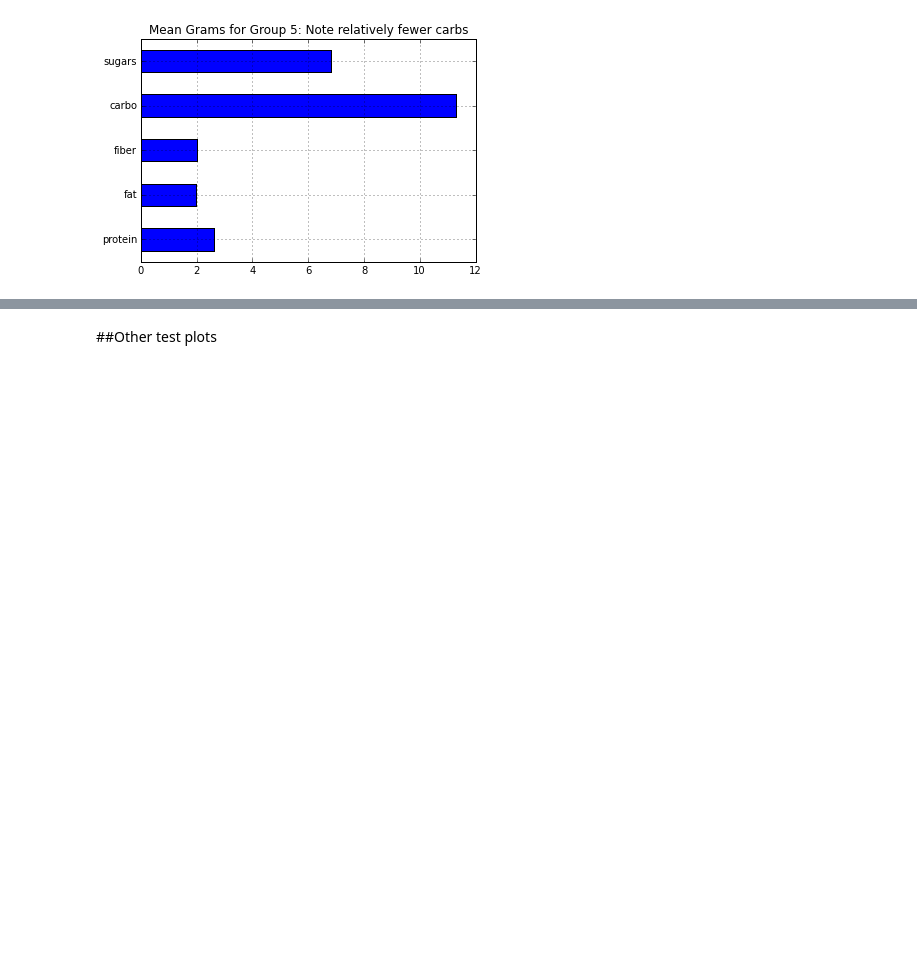
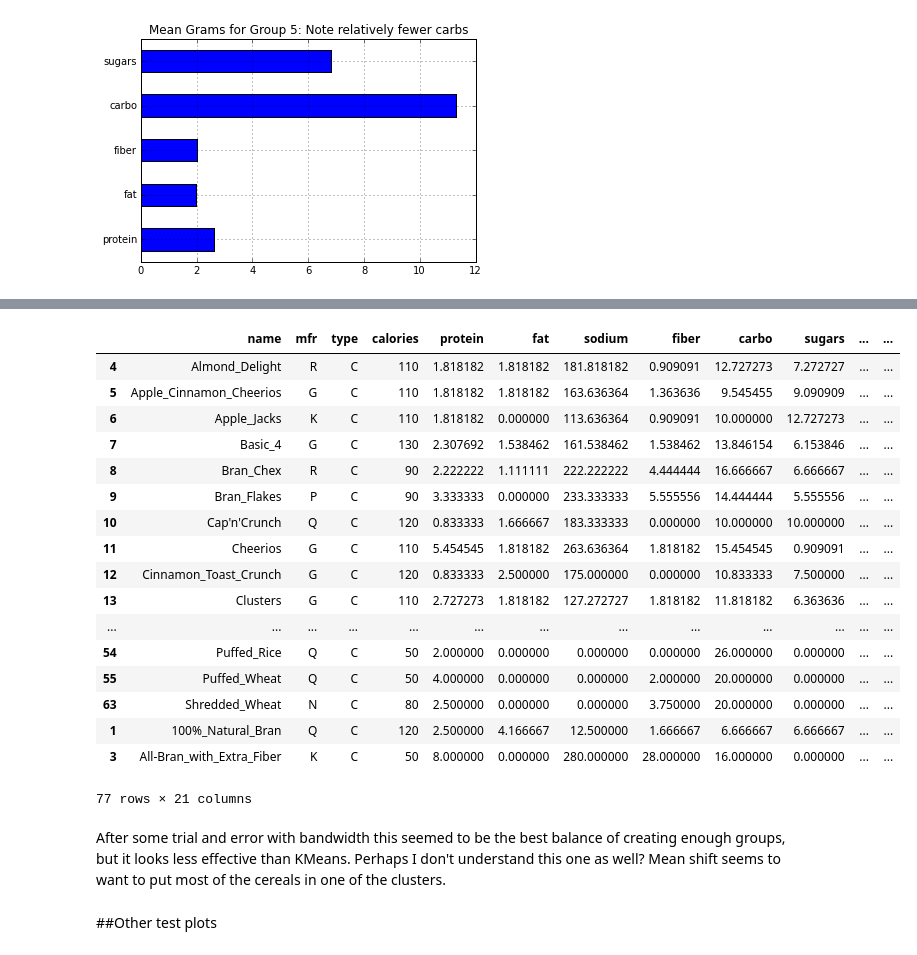
Before and after one commit to tiyd-python-2015-05/honey-nut-clusters, a Jupyter notebook: KMeansClustering.ipynb, the cells around one changed output, grey strips where cells are left out. Cells and saved outputs as stored; diff of their text form; code cells hidden in the pictures; blank space fills up the shorter version.

Commit message:
Added MeanShift

```diff
--- a/KMeansClustering.ipynb
+++ b/KMeansClustering.ipynb
@@ -559,0 +564,4 @@ group_0_plot_A = group_0.loc[:, ['calories', 'sodium', 'potass', 'vitamins']]
+# %%
+ms = MeanShift(2.66)
+# %%
+ms.fit(cereal_scaled)
@@ -559,0 +571,2 @@ group_0_plot_A = group_0.loc[:, ['calories', 'sodium', 'potass', 'vitamins']]
+# %%
+ms_clusters = ms.predict(cereal_scaled)
@@ -559,0 +580,2 @@ group_0_plot_A = group_0.loc[:, ['calories', 'sodium', 'potass', 'vitamins']]
+# %%
+cereal["mean_shift_clusters"] = ms_clusters
@@ -560,3 +592,26 @@ group_0_plot_A = group_0.loc[:, ['calories', 'sodium', 'potass', 'vitamins']]
+# %%
+cereal.sort(['mean_shift_clusters', 'name'])
+# %% [output]
+|  | name | mfr | type | calories | protein | fat | sodium | fiber | carbo | sugars | ... | ... |
+| 4 | Almond_Delight | R | C | 110 | 1.818182 | 1.818182 | 181.818182 | 0.909091 | 12.727273 | 7.272727 | ... | ... |
+| 5 | Apple_Cinnamon_Cheerios | G | C | 110 | 1.818182 | 1.818182 | 163.636364 | 1.363636 | 9.545455 | 9.090909 | ... | ... |
+| 6 | Apple_Jacks | K | C | 110 | 1.818182 | 0.000000 | 113.636364 | 0.909091 | 10.000000 | 12.727273 | ... | ... |
+| 7 | Basic_4 | G | C | 130 | 2.307692 | 1.538462 | 161.538462 | 1.538462 | 13.846154 | 6.153846 | ... | ... |
+| 8 | Bran_Chex | R | C | 90 | 2.222222 | 1.111111 | 222.222222 | 4.444444 | 16.666667 | 6.666667 | ... | ... |
+| 9 | Bran_Flakes | P | C | 90 | 3.333333 | 0.000000 | 233.333333 | 5.555556 | 14.444444 | 5.555556 | ... | ... |
+| 10 | Cap'n'Crunch | Q | C | 120 | 0.833333 | 1.666667 | 183.333333 | 0.000000 | 10.000000 | 10.000000 | ... | ... |
+| 11 | Cheerios | G | C | 110 | 5.454545 | 1.818182 | 263.636364 | 1.818182 | 15.454545 | 0.909091 | ... | ... |
+| 12 | Cinnamon_Toast_Crunch | G | C | 120 | 0.833333 | 2.500000 | 175.000000 | 0.000000 | 10.833333 | 7.500000 | ... | ... |
+| 13 | Clusters | G | C | 110 | 2.727273 | 1.818182 | 127.272727 | 1.818182 | 11.818182 | 6.363636 | ... | ... |
+| ... | ... | ... | ... | ... | ... | ... | ... | ... | ... | ... | ... | ... |
+| 54 | Puffed_Rice | Q | C | 50 | 2.000000 | 0.000000 | 0.000000 | 0.000000 | 26.000000 | 0.000000 | ... | ... |
+| 55 | Puffed_Wheat | Q | C | 50 | 4.000000 | 0.000000 | 0.000000 | 2.000000 | 20.000000 | 0.000000 | ... | ... |
+| 63 | Shredded_Wheat | N | C | 80 | 2.500000 | 0.000000 | 0.000000 | 3.750000 | 20.000000 | 0.000000 | ... | ... |
+| 1 | 100%_Natural_Bran | Q | C | 120 | 2.500000 | 4.166667 | 12.500000 | 1.666667 | 6.666667 | 6.666667 | ... | ... |
+| 3 | All-Bran_with_Extra_Fiber | K | C | 50 | 8.000000 | 0.000000 | 280.000000 | 28.000000 | 16.000000 | 0.000000 | ... | ... |
+77 rows × 21 columns
+# %% [markdown]
+After some trial and error with bandwidth this seemed to be the best balance of creating enough groups, but it looks less effective than KMeans.  Perhaps I don't understand this one as well?  Mean shift seems to want to put most of the cereals in one of the clusters.
 # %% [markdown]
 ##Other test plots
 # %%
```
Also changed, not shown: parts of 5 cells of this notebook.
